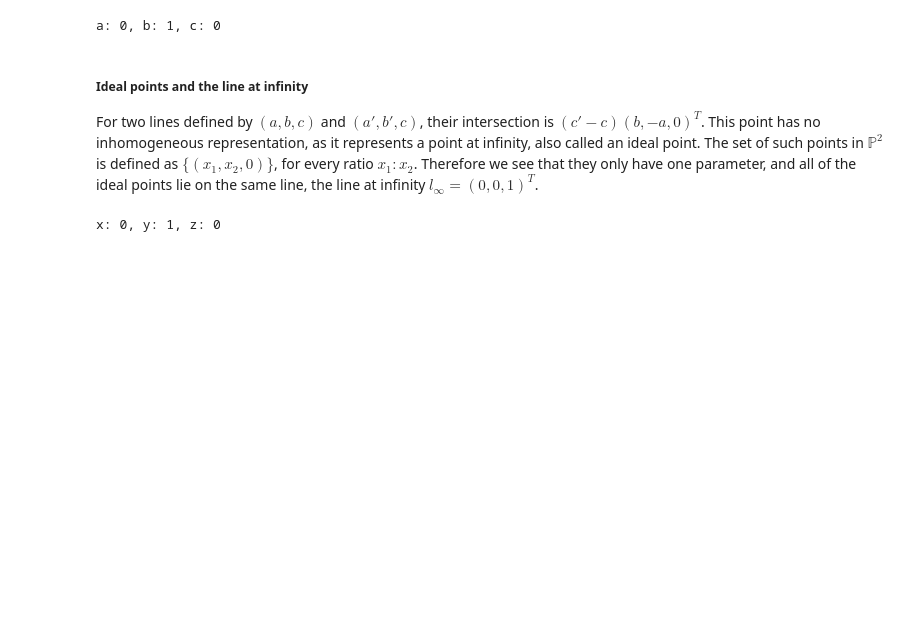
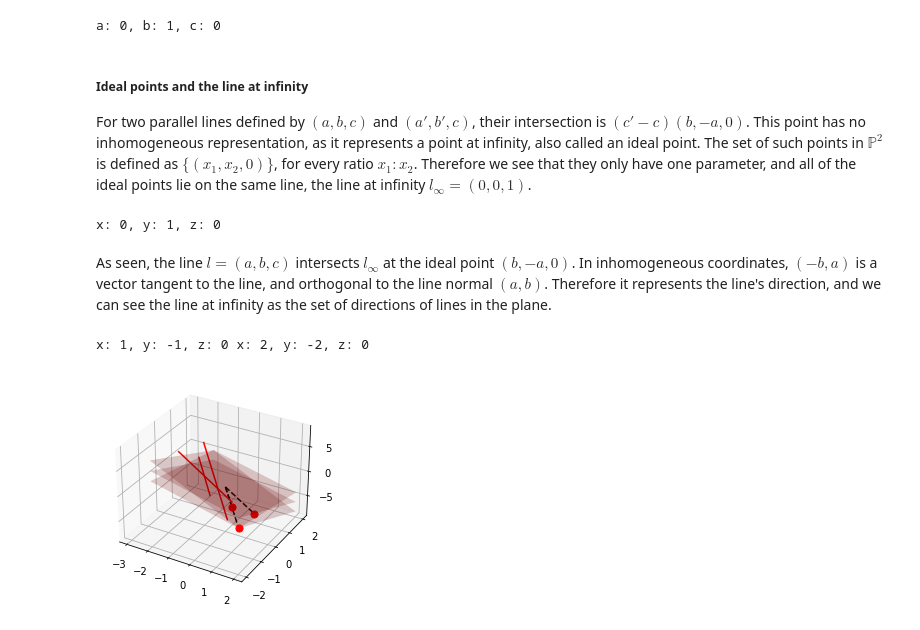
Before and after one commit to Smoltbob/ComputerVision, a Jupyter notebook: 2DProjectiveGeometry/main.ipynb, the cells around one changed output. Drawn from its saved outputs; the diff is of its cells as text; code cells hidden in the pictures; blank space fills up the shorter version.

```diff
--- a/2DProjectiveGeometry/main.ipynb
+++ b/2DProjectiveGeometry/main.ipynb
@@ -60,12 +75,39 @@ l
 a: 0, b: 1, c: 0
 # %% [markdown]
 ##### Ideal points and the line at infinity
-For two lines defined by $(a, b, c)$ and $(a', b', c)$, their intersection is $(c' -c)(b, -a, 0)^T$. This point has no inhomogeneous representation, as it represents a point at infinity, also called an ideal point.
-The set of such points in $\mathbb{P}^2$ is defined as $\{(x_1, x_2, 0)\}$, for every ratio $x_1:x_2$. Therefore we see that they only have one parameter, and all of the ideal points lie on the same line, the line at infinity $l_{\infty} = (0, 0, 1)^T$.
+For two parallel lines defined by $(a, b, c)$ and $(a', b', c)$, their intersection is $(c' -c)(b, -a, 0)$. This point has no inhomogeneous representation, as it represents a point at infinity, also called an ideal point.
+The set of such points in $\mathbb{P}^2$ is defined as $\{(x_1, x_2, 0)\}$, for every ratio $x_1:x_2$. Therefore we see that they only have one parameter, and all of the ideal points lie on the same line, the line at infinity $l_{\infty} = (0, 0, 1)$.
 # %%
 Line([-1, 0, 1]).intersection(Line([-1, 0, 2]))
 # %% [output]
 x: 0, y: 1, z: 0
+# %% [markdown]
+As seen, the line $l = (a, b, c)$ intersects $l_{\infty}$ at the ideal point $(b, -a, 0)$. In inhomogeneous coordinates, $(-b, a)$ is a vector tangent to the line, and orthogonal to the line normal $(a, b)$. Therefore it represents the line's direction, and we can see the line at infinity as the set of directions of lines in the plane.
+# %%
+%matplotlib inline
+fig = plt.figure()
+ax1 = fig.add_subplot(1, 1, 1, projection = "3d")
+l1 = Line([1, 1, 1])
+p1 = l1.ideal_point()
+l1.plot(ax1)
+p1.plot(ax1)
+
+l2 = Line([2, 2, 1])
+p2 = l2.ideal_point()
+l2.plot(ax1)
+p2.plot(ax1)
+
+l3 = Line([1, 2, 1])
+p3 = l3.ideal_point()
+l3.plot(ax1)
+p3.plot(ax1)
+
+fig.show()
+
+print(p1, p2)
+# %% [output]
+x: 1, y: -1, z: 0 x: 2, y: -2, z: 0
+[figure, added]
 # %%
 from matplotlib import transforms as T
 from skspatial.plotting import plot_3d
```
Also changed, not shown: parts of 12 cells of this notebook, 4 other files.
